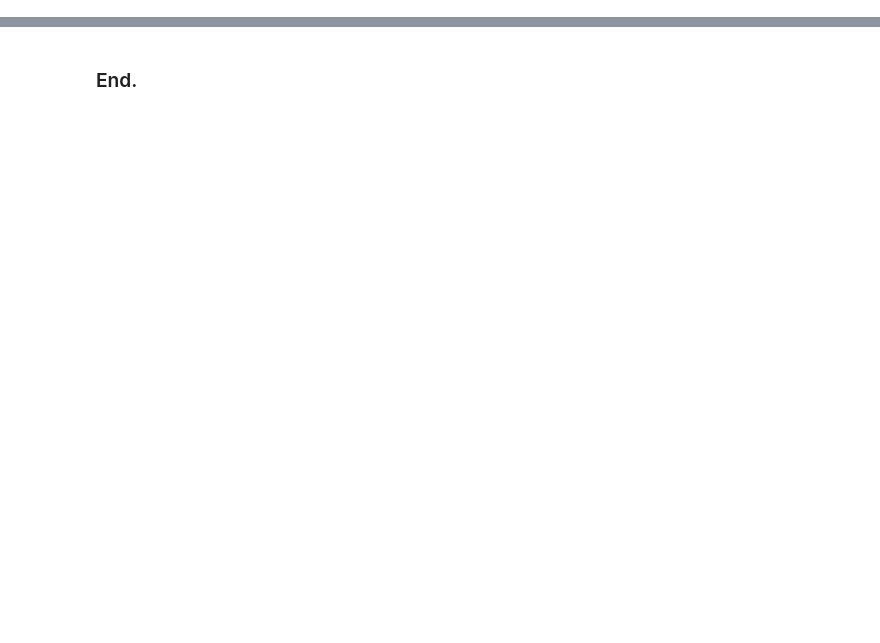
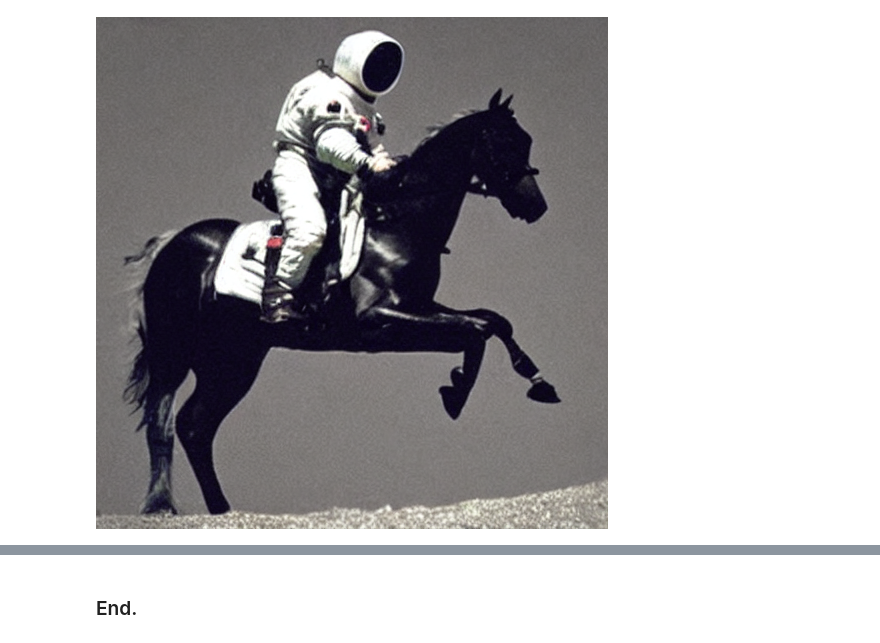
Before and after one commit to caiquemiranda/stable-diffusion, a Jupyter notebook: model-v1.ipynb, the cells around one changed output, grey strips where cells are left out. Cells and saved outputs as stored; diff of their text form; code cells hidden in the pictures; blank space fills up the shorter version.

```diff
--- a/model-v1.ipynb
+++ b/model-v1.ipynb
@@ -26,0 +50,6 @@ pipe = pipe.to('cuda')
+# %%
+prompt = 'a photograph of an astronaut riding a horse'
+img = pipe(prompt).images[0]
+img
+# %% [output]
+[figure, added]
```
Also changed, not shown: parts of 15 cells of this notebook.
